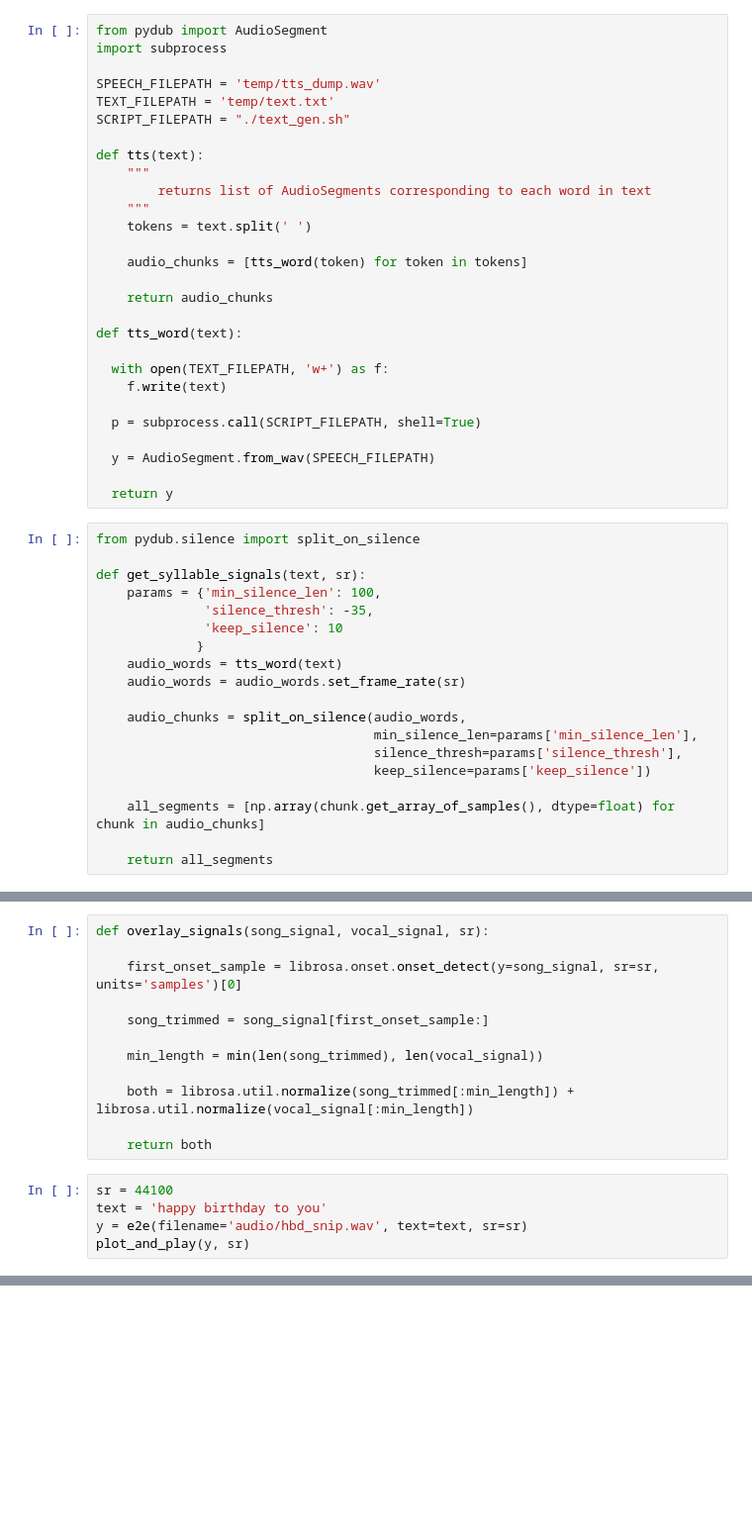
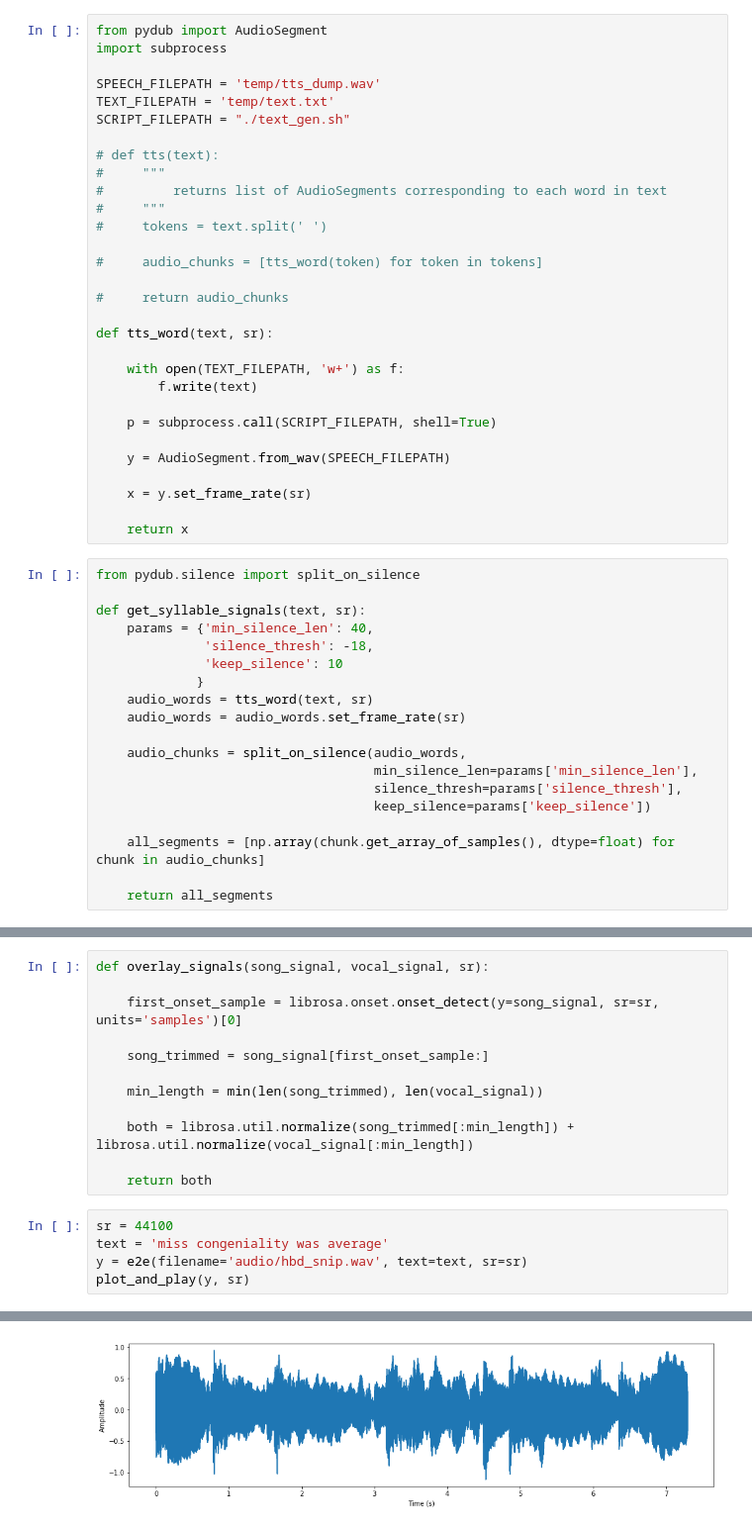
Before and after one commit to pcatattacks/vocalize, a Jupyter notebook: main.ipynb, the cells around one changed output, grey strips where cells are left out. Shown at 99% size. Cells and saved outputs as stored; diff of their text form; blank space fills up the shorter version.

Commit message:
tunes pydub split on silence

```diff
--- a/main.ipynb
+++ b/main.ipynb
@@ -65,35 +65,37 @@ SPEECH_FILEPATH = 'temp/tts_dump.wav'
 TEXT_FILEPATH = 'temp/text.txt'
 SCRIPT_FILEPATH = "./text_gen.sh"
 
-def tts(text):
-    """
-        returns list of AudioSegments corresponding to each word in text
-    """
-    tokens = text.split(' ')
+# def tts(text):
+#     """
+#         returns list of AudioSegments corresponding to each word in text
+#     """
+#     tokens = text.split(' ')
 
-    audio_chunks = [tts_word(token) for token in tokens]
+#     audio_chunks = [tts_word(token) for token in tokens]
 
-    return audio_chunks
+#     return audio_chunks
 
-def tts_word(text):
+def tts_word(text, sr):
 
-  with open(TEXT_FILEPATH, 'w+') as f:
-    f.write(text)
+    with open(TEXT_FILEPATH, 'w+') as f:
+        f.write(text)
 
-  p = subprocess.call(SCRIPT_FILEPATH, shell=True)
+    p = subprocess.call(SCRIPT_FILEPATH, shell=True)
 
-  y = AudioSegment.from_wav(SPEECH_FILEPATH)
+    y = AudioSegment.from_wav(SPEECH_FILEPATH)
 
-  return y
+    x = y.set_frame_rate(sr)
+
+    return x
 # %%
 from pydub.silence import split_on_silence
 
 def get_syllable_signals(text, sr):
-    params = {'min_silence_len': 100,
-              'silence_thresh': -35,
+    params = {'min_silence_len': 40,
+              'silence_thresh': -18,
               'keep_silence': 10
              }
-    audio_words = tts_word(text)
+    audio_words = tts_word(text, sr)
     audio_words = audio_words.set_frame_rate(sr)
 
     audio_chunks = split_on_silence(audio_words,
@@ -188,6 +190,7 @@ def overlay_signals(song_signal, vocal_signal, sr):
     return both
 # %%
 sr = 44100
-text = 'happy birthday to you'
+text = 'miss congeniality was average'
 y = e2e(filename='audio/hbd_snip.wav', text=text, sr=sr)
 plot_and_play(y, sr)
+# %% [output]
@@ -193,0 +198 @@ plot_and_play(y, sr)
+[figure, added]
```
Also changed, not shown: parts of 14 cells of this notebook, 11 other files.
